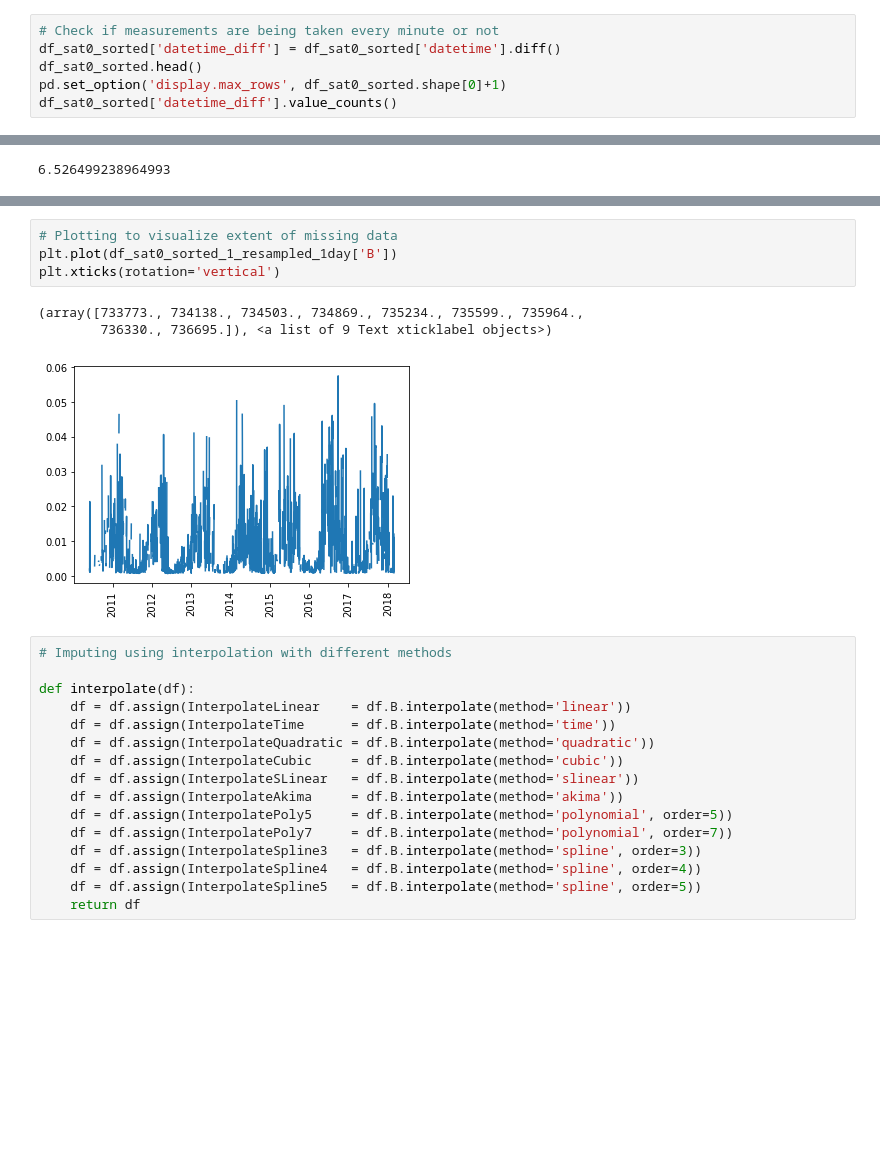
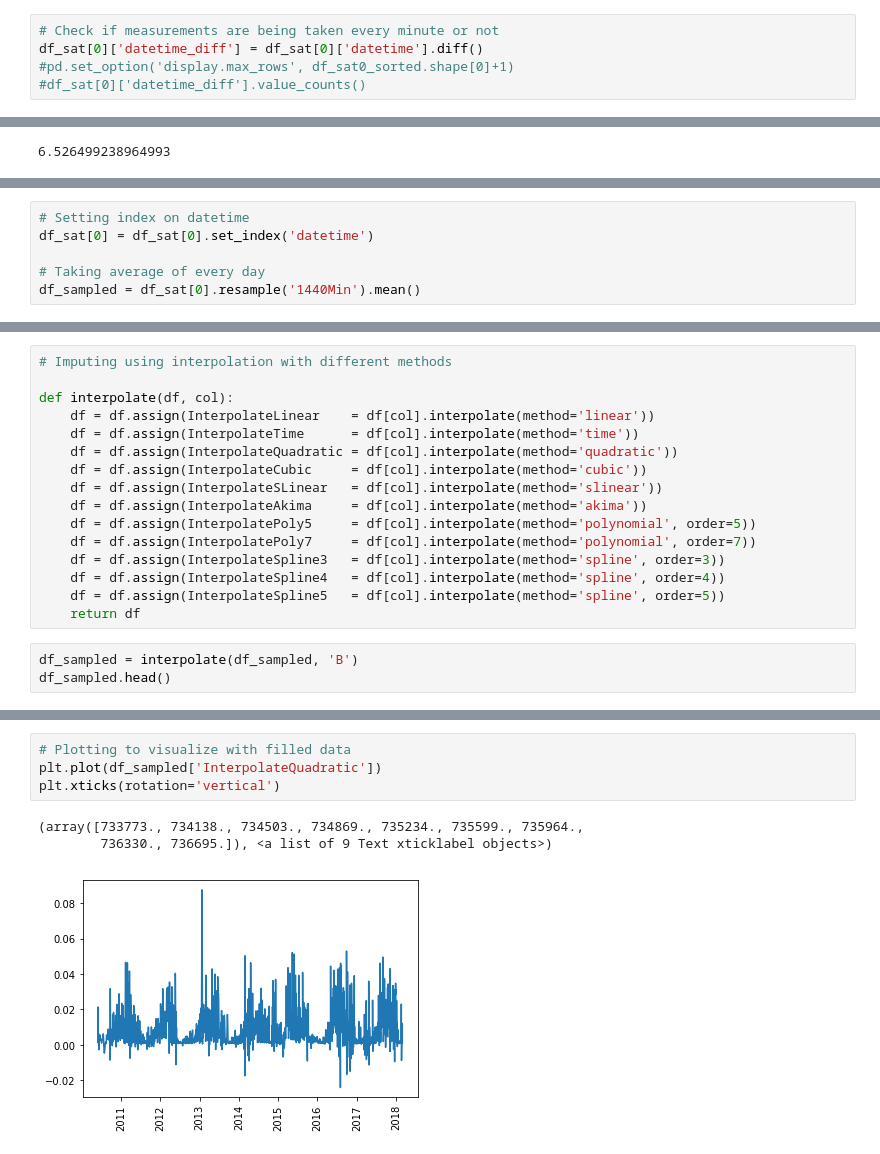
Before and after one commit to abhimanyu-jain/Magnetic-Field-Strength-Prediction, a Jupyter notebook: notebooks/Satellite_based_analysis.ipynb, the cells around one changed output, grey strips where cells are left out. Cells and saved outputs as stored; diff of their text form; blank space fills up the shorter version.

Commit message:
Model trained and tested for many interpolation methods

```diff
--- a/notebooks/Satellite_based_analysis.ipynb
+++ b/notebooks/Satellite_based_analysis.ipynb
@@ -84,7 +81,6 @@ To register the converters:
 [figure]
 # %%
 # Check if measurements are being taken every minute or not
-df_sat0_sorted['datetime_diff'] = df_sat0_sorted['datetime'].diff()
-df_sat0_sorted.head()
-pd.set_option('display.max_rows', df_sat0_sorted.shape[0]+1)
-df_sat0_sorted['datetime_diff'].value_counts()
+df_sat[0]['datetime_diff'] = df_sat[0]['datetime'].diff()
+#pd.set_option('display.max_rows', df_sat0_sorted.shape[0]+1)
+#df_sat[0]['datetime_diff'].value_counts()
@@ -141,0 +108,6 @@ New dataframe size = 3927942
+# %%
+# Setting index on datetime
+df_sat[0] = df_sat[0].set_index('datetime')
+
+# Taking average of every day
+df_sampled = df_sat[0].resample('1440Min').mean()
@@ -159,0 +142,19 @@ df_sat0_sorted_1_resampled_1day.head()
+# %%
+# Imputing using interpolation with different methods
+
+def interpolate(df, col):
+    df = df.assign(InterpolateLinear    = df[col].interpolate(method='linear'))
+    df = df.assign(InterpolateTime      = df[col].interpolate(method='time'))
+    df = df.assign(InterpolateQuadratic = df[col].interpolate(method='quadratic'))
+    df = df.assign(InterpolateCubic     = df[col].interpolate(method='cubic'))
+    df = df.assign(InterpolateSLinear   = df[col].interpolate(method='slinear'))
+    df = df.assign(InterpolateAkima     = df[col].interpolate(method='akima'))
+    df = df.assign(InterpolatePoly5     = df[col].interpolate(method='polynomial', order=5))
+    df = df.assign(InterpolatePoly7     = df[col].interpolate(method='polynomial', order=7))
+    df = df.assign(InterpolateSpline3   = df[col].interpolate(method='spline', order=3))
+    df = df.assign(InterpolateSpline4   = df[col].interpolate(method='spline', order=4))
+    df = df.assign(InterpolateSpline5   = df[col].interpolate(method='spline', order=5))
+    return df
+# %%
+df_sampled = interpolate(df_sampled, 'B')
+df_sampled.head()
@@ -160,24 +169,8 @@ df_sat0_sorted_1_resampled_1day.head()
 # %%
-# Plotting to visualize extent of missing data
-plt.plot(df_sat0_sorted_1_resampled_1day['B'])
+# Plotting to visualize with filled data
+plt.plot(df_sampled['InterpolateQuadratic'])
 plt.xticks(rotation='vertical')
 # %% [output]
 (array([733773., 734138., 734503., 734869., 735234., 735599., 735964.,
         736330., 736695.]), <a list of 9 Text xticklabel objects>)
-[figure, old version]
+[figure, new version]
-# %%
-# Imputing using interpolation with different methods
-
-def interpolate(df):
-    df = df.assign(InterpolateLinear    = df.B.interpolate(method='linear'))
-    df = df.assign(InterpolateTime      = df.B.interpolate(method='time'))
-    df = df.assign(InterpolateQuadratic = df.B.interpolate(method='quadratic'))
-    df = df.assign(InterpolateCubic     = df.B.interpolate(method='cubic'))
-    df = df.assign(InterpolateSLinear   = df.B.interpolate(method='slinear'))
-    df = df.assign(InterpolateAkima     = df.B.interpolate(method='akima'))
-    df = df.assign(InterpolatePoly5     = df.B.interpolate(method='polynomial', order=5))
-    df = df.assign(InterpolatePoly7     = df.B.interpolate(method='polynomial', order=7))
-    df = df.assign(InterpolateSpline3   = df.B.interpolate(method='spline', order=3))
-    df = df.assign(InterpolateSpline4   = df.B.interpolate(method='spline', order=4))
-    df = df.assign(InterpolateSpline5   = df.B.interpolate(method='spline', order=5))
-    return df
```
Also changed, not shown: parts of 20 cells of this notebook.
